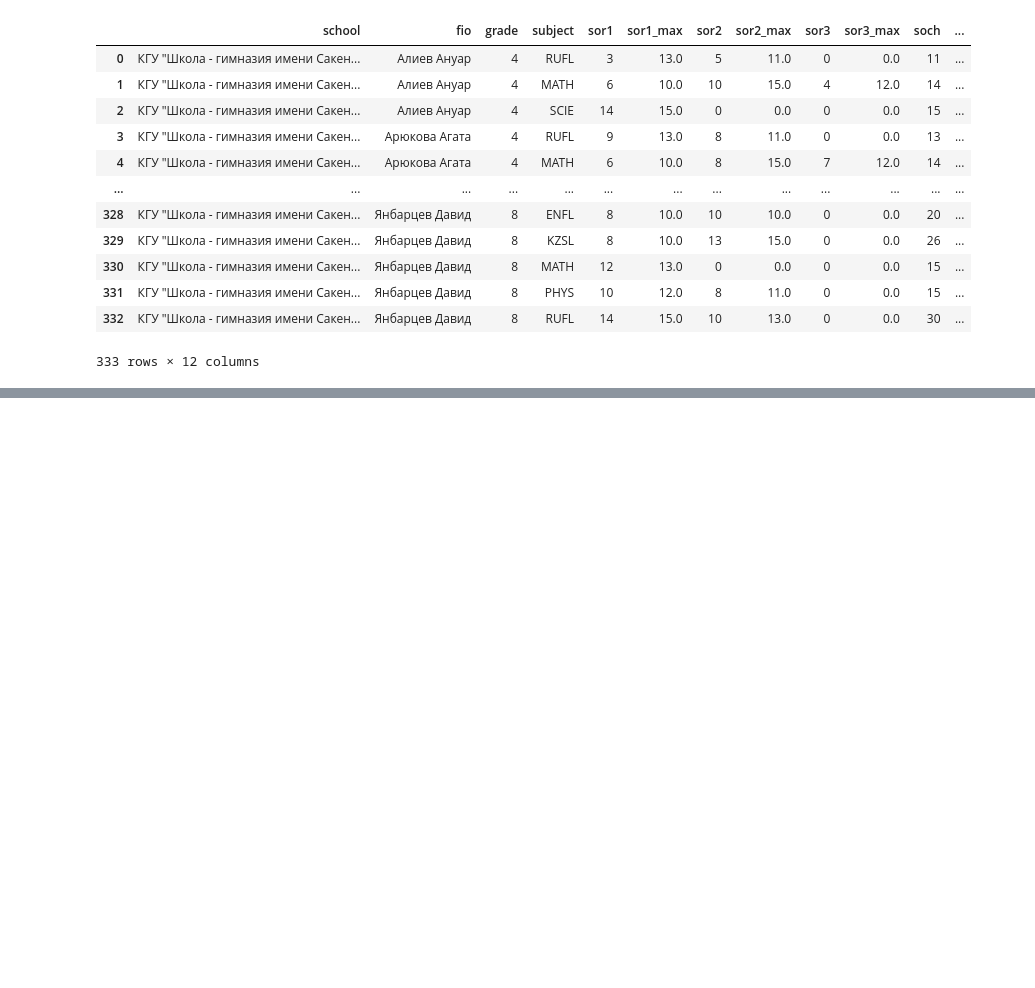
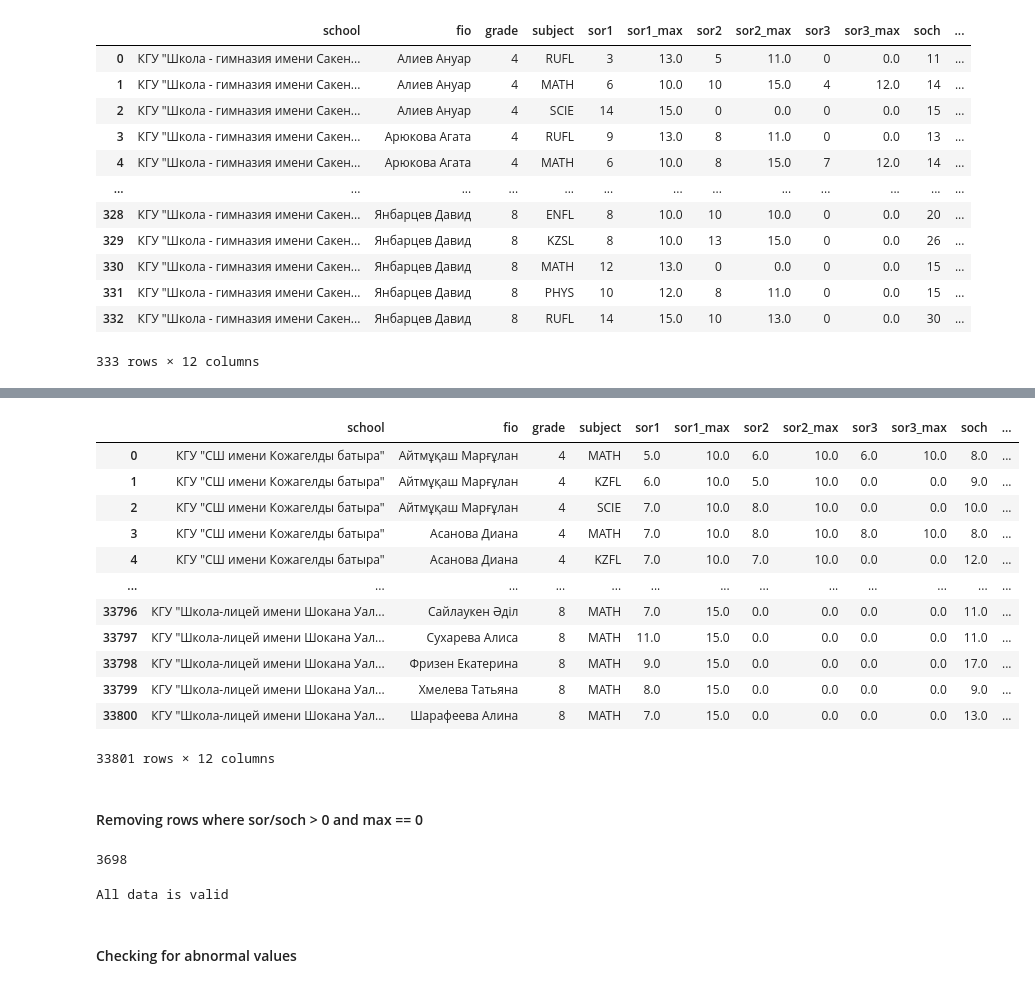
Before and after one commit to rkasseno/report-automation, a Jupyter notebook: suburban_schools/sor_soch_cleaning/data_cleaning.ipynb, the cells around one changed output, grey strips where cells are left out. Saved outputs shown, nothing was run; the diff lists cells and outputs as text; code cells hidden in the pictures; blank space fills up the shorter version.

```diff
--- a/suburban_schools/sor_soch_cleaning/data_cleaning.ipynb
+++ b/suburban_schools/sor_soch_cleaning/data_cleaning.ipynb
@@ -525,0 +463,14 @@ noLang_names
+# %%
+# Some subject have a mixture of latin and russian characters
+result_df.loc[result_df['subject'] == 'MATH мат', 'subject'] = 'MATH'
+result_df.loc[result_df['subject'] == 'RUFL лит', 'subject'] = 'RUFL'
+result_df.loc[result_df['subject'] == 'SCIE ест', 'subject'] = 'SCIE'
+result_df.loc[result_df['subject'] == 'SCIL', 'subject'] = 'SCIE'
+result_df.loc[result_df['subject'] == 'MATH', 'subject'] = 'MATH'
+result_df.loc[result_df['subject'] == 'МАТН', 'subject'] = 'MATH'
+result_df.loc[result_df['subject'] == 'KZFL', 'subject'] = 'KZFL'
+result_df.loc[result_df['subject'] == 'КZFL', 'subject'] = 'KZFL'
+# %%
+chosenCols = ['MATH', 'KZFL', 'SCIE', 'RUFL', 'CHEM', 'BIOL', 'ENFL', 'PHYS', 'RUSL', 'KZSL']
+result_df = result_df.loc[result_df['subject'].isin(chosenCols)]
+result_df = result_df.reset_index(drop=True)
@@ -525,0 +514,18 @@ noLang_names
+# %%
+result_df
+# %% [output]
+|  | school | fio | grade | subject | sor1 | sor1_max | sor2 | sor2_max | sor3 | sor3_max | soch | ... |
+| 0 | КГУ "СШ имени Кожагелды батыра" | Айтмұқаш Марғұлан | 4 | MATH | 5.0 | 10.0 | 6.0 | 10.0 | 6.0 | 10.0 | 8.0 | ... |
+| 1 | КГУ "СШ имени Кожагелды батыра" | Айтмұқаш Марғұлан | 4 | KZFL | 6.0 | 10.0 | 5.0 | 10.0 | 0.0 | 0.0 | 9.0 | ... |
+| 2 | КГУ "СШ имени Кожагелды батыра" | Айтмұқаш Марғұлан | 4 | SCIE | 7.0 | 10.0 | 8.0 | 10.0 | 0.0 | 0.0 | 10.0 | ... |
+| 3 | КГУ "СШ имени Кожагелды батыра" | Асанова Диана | 4 | MATH | 7.0 | 10.0 | 8.0 | 10.0 | 8.0 | 10.0 | 8.0 | ... |
+| 4 | КГУ "СШ имени Кожагелды батыра" | Асанова Диана | 4 | KZFL | 7.0 | 10.0 | 7.0 | 10.0 | 0.0 | 0.0 | 12.0 | ... |
+| ... | ... | ... | ... | ... | ... | ... | ... | ... | ... | ... | ... | ... |
+| 33796 | КГУ "Школа-лицей имени Шокана Уал... | Сайлаукен Әділ | 8 | MATH | 7.0 | 15.0 | 0.0 | 0.0 | 0.0 | 0.0 | 11.0 | ... |
+| 33797 | КГУ "Школа-лицей имени Шокана Уал... | Сухарева Алиса | 8 | MATH | 11.0 | 15.0 | 0.0 | 0.0 | 0.0 | 0.0 | 11.0 | ... |
+| 33798 | КГУ "Школа-лицей имени Шокана Уал... | Фризен Екатерина | 8 | MATH | 9.0 | 15.0 | 0.0 | 0.0 | 0.0 | 0.0 | 17.0 | ... |
+| 33799 | КГУ "Школа-лицей имени Шокана Уал... | Хмелева Татьяна | 8 | MATH | 8.0 | 15.0 | 0.0 | 0.0 | 0.0 | 0.0 | 9.0 | ... |
+| 33800 | КГУ "Школа-лицей имени Шокана Уал... | Шарафеева Алина | 8 | MATH | 7.0 | 15.0 | 0.0 | 0.0 | 0.0 | 0.0 | 13.0 | ... |
+33801 rows × 12 columns
+# %% [markdown]
+#### Removing rows where sor/soch > 0 and max == 0
@@ -525,0 +539,19 @@ noLang_names
+# %%
+len(noMaxIndexSet)
+# %% [output]
+3698
+# %%
+# Double-check
+doubleCheckSet = set()
+for col in ss_list:
+    for index in range(len(result_df)):
+        if (result_df.at[index, col] > 0) and (result_df.at[index, f"{col}_max"] == 0):
+            doubleCheckSet.add(index)
+if len(doubleCheckSet) == 0:
+    print('All data is valid')
+else:
+    print(len(doubleCheckSet))
+# %% [output]
+All data is valid
+# %% [markdown]
+#### Checking for abnormal values
```
Also changed, not shown: parts of 33 cells of this notebook, 3 other files.
